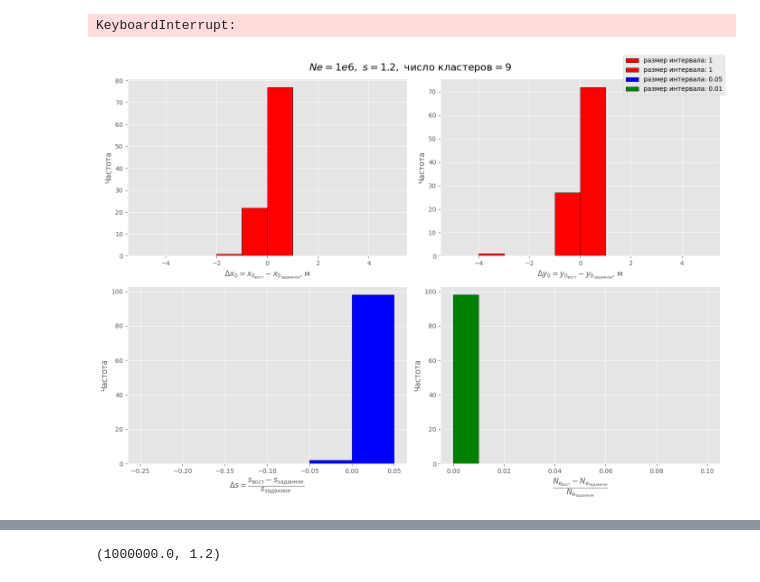
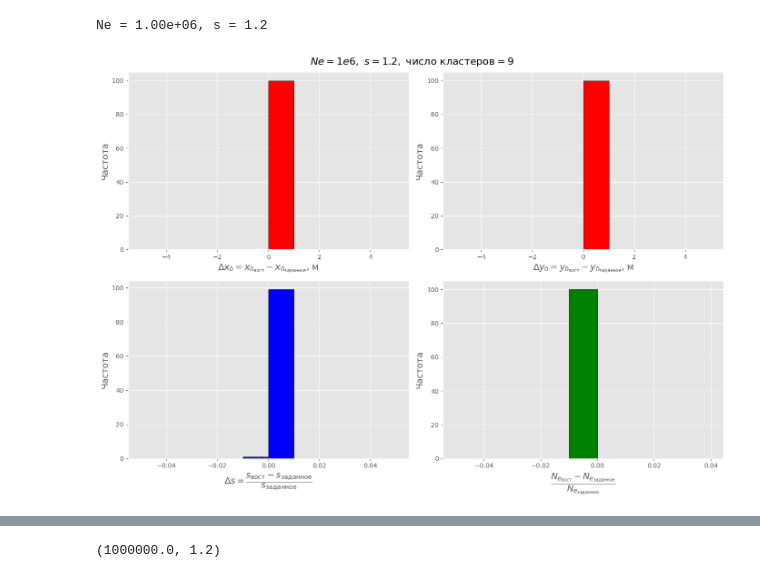
Before and after one commit to matalhim/sdf, a Jupyter notebook: corsika/testing.ipynb, the cells around one changed output, grey strips where cells are left out. Saved outputs shown, nothing was run; the diff lists cells and outputs as text; code cells hidden in the pictures.

```diff
--- a/corsika/testing.ipynb
+++ b/corsika/testing.ipynb
@@ -79,67 +115,75 @@ def find_paramns(coordinates, theta, phi, X0_array, Y0_array, Z0, Ne, s):
     )
 # %%
-r_array, rho_array, X0_opt_array, Y0_opt_array, Ne_opt_array, s_opt_array = find_paramns(
+r_array, R_array, rho_array, RHO_array, X0_opt_array, Y0_opt_array, Ne_opt_array, s_opt_array, mrpe_array  = find_params(
     coordinates_df, theta, phi, X0_array, Y0_array, Z0, Ne, s)
-# %% [output]
-KeyboardInterrupt:
 # %%
 delta_X0 = X0_opt_array - X0_array
 delta_Y0 = Y0_opt_array - Y0_array
 delta_Ne = (Ne_opt_array - Ne) / Ne
 delta_s = (s_opt_array - s) / s
+# %%
+def find_limit(nums):
+    return abs(max(nums, key=lambda x: abs(x)))
+# %%
+print(f"Ne = {Ne:.2e}, s = {s}")
+# %% [output]
+Ne = 1.00e+06, s = 1.2
 # %%
 interval_delta_X = 1
 interval_delta_Y = 1
 
-interval_delta_s = 0.05
+interval_delta_s = 0.01
 interval_delta_Ne = 0.01
 
-bin_edges_delta_X = np.arange(-5, 6, interval_delta_X)
-bin_edges_delta_Y = np.arange(-5, 6, interval_delta_Y)
+limit_X, limit_Y = find_limit(delta_X0), find_limit(delta_Y0)
+limit_Ne, limit_s = find_limit(delta_Ne), find_limit(delta_s)
 
-bin_edges_delta_s = np.arange(-0.25, 0.1, interval_delta_s)
-bin_edges_delta_Ne = np.arange(0, 0.11, interval_delta_Ne)
+bin_edges_delta_X = np.arange(-limit_X - 5, limit_X + 5, interval_delta_X)
+bin_edges_delta_Y = np.arange(-limit_Y - 5, limit_Y + 5, interval_delta_Y)
+
+bin_edges_delta_s = np.arange(-limit_s - 0.05, limit_s + 0.05, interval_delta_s)
+bin_edges_delta_Ne = np.arange(-limit_Ne - 0.05, limit_Ne + 0.05, interval_delta_Ne)
 
 
 fig, axes = plt.subplots(2, 2, figsize=(14, 10))
 fig.suptitle(r'$Ne=1e6,~ s=1.2,~ \text{число кластеров} = 9$', fontsize=16)
 # delta_X
 axes[0, 0].hist(delta_X0, bins=bin_edges_delta_X,
                 edgecolor='black', color='red', label=f'размер интервала: {interval_delta_X}')
 axes[0, 0].set_xlabel(
-    r'$\Delta x_0 = x_{0_{\text{вост}}} - x_{0_{\text{заданное}}}$, м')
-axes[0, 0].set_ylabel("Частота")
+    r'$\Delta x_0 = x_{0_{\text{вост}}} - x_{0_{\text{заданное}}}$, м', fontsize=14)
+axes[0, 0].set_ylabel("Частота", fontsize=14)
 
 # delta_Y
 axes[0, 1].hist(delta_Y0, bins=bin_edges_delta_Y,
                 edgecolor='black', color='red', label=f'размер интервала: {interval_delta_Y}')
 axes[0, 1].set_xlabel(
-    r'$\Delta y_0 = y_{0_{\text{вост}}} - y_{0_{\text{заданное}}}$, м')
-axes[0, 1].set_ylabel("Частота")
+    r'$\Delta y_0 = y_{0_{\text{вост}}} - y_{0_{\text{заданное}}}$, м', fontsize=14)
+axes[0, 1].set_ylabel("Частота", fontsize=14)
 
 # delta_s
 axes[1, 0].hist(delta_s, bins=bin_edges_delta_s, edgecolor='black',
                 color='blue', label=f'размер интервала: {interval_delta_s}')
 axes[1, 0].set_xlabel(
-    r'$\Delta s = \dfrac{s_{\text{вост}} - s_{\text{заданное}}}{s_{\text{заданное}}}$')
-axes[1, 0].set_ylabel("Частота")
+    r'$\Delta s = \dfrac{s_{\text{вост}} - s_{\text{заданное}}}{s_{\text{заданное}}}$',  fontsize=14)
+axes[1, 0].set_ylabel("Частота",  fontsize=14)
 
 # delta_Ne
 axes[1, 1].hist(delta_Ne, bins=bin_edges_delta_Ne,
                 edgecolor='black', color='green', label=f'размер интервала: {interval_delta_Ne}')
 axes[1, 1].set_xlabel(
-    r'$\dfrac{N_{e_{\text{вост}}} - N_{e_{\text{заданное}}}}{N_{e_{\text{заданное}}}}$')
-axes[1, 1].set_ylabel("Частота")
+    r'$\dfrac{N_{e_{\text{вост}}} - N_{e_{\text{заданное}}}}{N_{e_{\text{заданное}}}}$',  fontsize=14)
+axes[1, 1].set_ylabel("Частота",  fontsize=14)
 
-fig.legend()
+# fig.legend()
 
 # data = pd.DataFrame(
 #     {'delta_r': np.array(delta_r).reshape(-1, 36).tolist, 'delta_s': delta_s, 'delta_Ne': delta_Ne})
 # data.to_csv(f'plots/{model_number}/delta_r,s,Ne.csv', index=False)
 
 plt.tight_layout()
-plt.savefig(f'plots_testing/delta_r,s_12,Ne_1e6,clasters_9.png',
+plt.savefig(f'plots_testing/Ne=1e6_s=1.2/delta_r,s=1.2,Ne=1e6,clasters=9_legendoff.png',
             dpi=500, bbox_inches="tight")
 plt.show()
 # %% [output]
-[figure, old version]
+[figure, new version]
```
Also changed, not shown: parts of 7 cells of this notebook, 6 other files.
